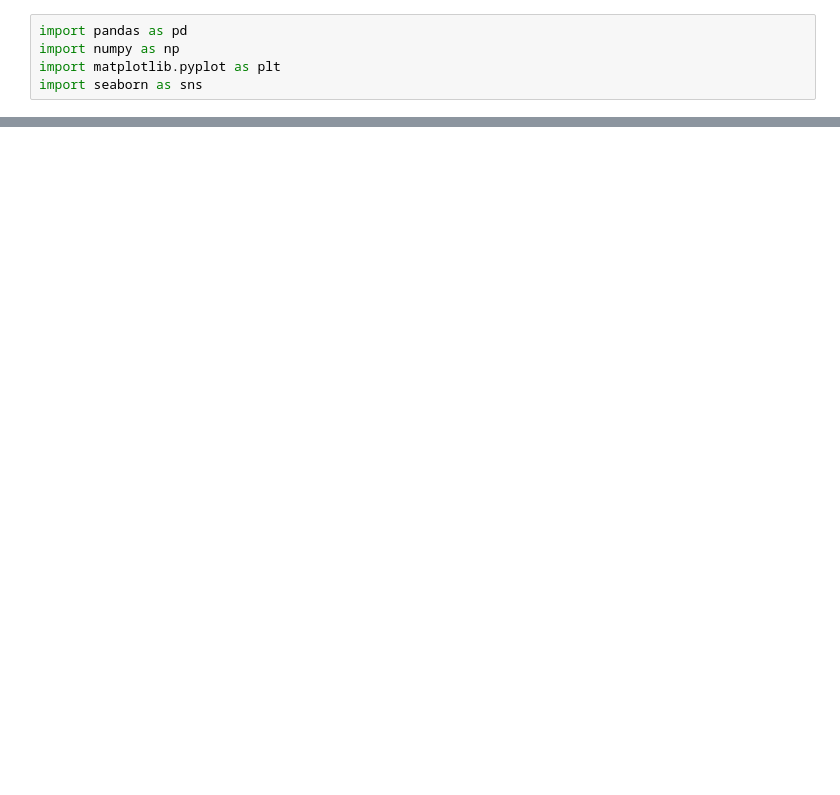
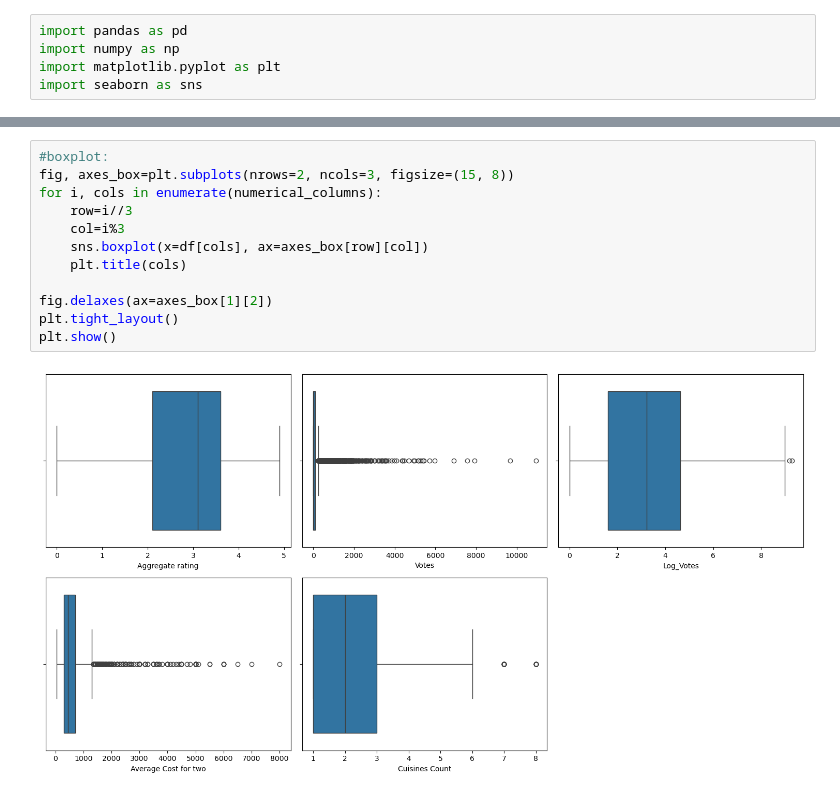
Before and after one commit to Dhruvgohil07/Zomato_Data_Analysis, a Jupyter notebook: Deep_EDA.ipynb, the cells around one changed output, grey strips where cells are left out. Saved outputs shown, nothing was run; the diff lists cells and outputs as text; blank space fills up the shorter version.

```diff
--- a/Deep_EDA.ipynb
+++ b/Deep_EDA.ipynb
@@ -41,0 +45,14 @@ plt.show()
+# %%
+#boxplot:
+fig, axes_box=plt.subplots(nrows=2, ncols=3, figsize=(15, 8))
+for i, cols in enumerate(numerical_columns):
+    row=i//3
+    col=i%3
+    sns.boxplot(x=df[cols], ax=axes_box[row][col])
+    plt.title(cols)
+
+fig.delaxes(ax=axes_box[1][2])
+plt.tight_layout()
+plt.show()
+# %% [output]
+[figure, added]
```
Also changed, not shown: parts of 11 cells of this notebook, 4 other files.
